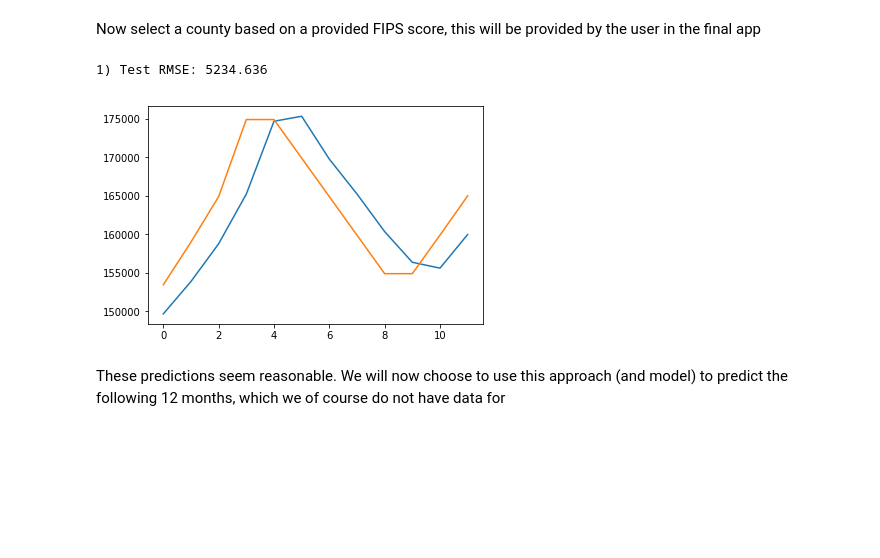
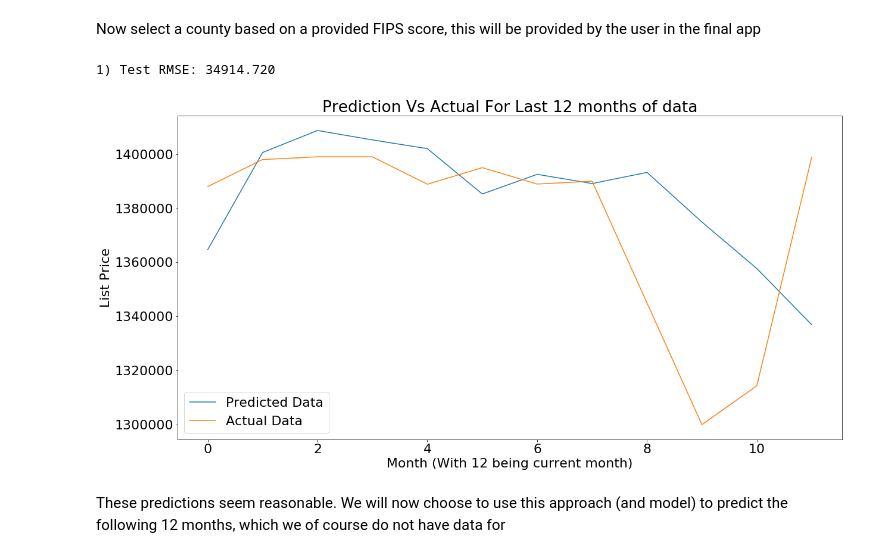
Before and after one commit to moorebryan/county-recommendation-engine, a Jupyter notebook: Time_Series_Prediction.ipynb, the cells around one changed output. Saved outputs shown, nothing was run; the diff lists cells and outputs as text; code cells hidden in the pictures; blank space fills up the shorter version.

```diff
--- a/Time_Series_Prediction.ipynb
+++ b/Time_Series_Prediction.ipynb
@@ -10,7 +13,7 @@ import warnings
 warnings.filterwarnings("ignore")
 # %%
 # This is the selected county FIPS which will have the prediction created for it
-selected_FIPS = 26115
+selected_FIPS = 6081
 # %%
 raw_data_folder = '/Users/bryan/Movies/Data For TDI Project/Raw_Data_County_Level'
 file_name = 'County_MedianListingPrice_AllHomes.csv'
@@ -164,7 +197,7 @@ repeats = 1
 error_scores = list()
 for r in range(repeats):
     # fit the model
-    lstm_model = fit_lstm(train_scaled, 1, 3000, 4)
+    lstm_model = fit_lstm(train_scaled, 1, 1000, 4)
     # forecast the entire training dataset to build up state for forecasting
     train_reshaped = train_scaled[:, 0].reshape(len(train_scaled), 1, 1)
     lstm_model.predict(train_reshaped, batch_size=1)
@@ -192,15 +225,22 @@ for r in range(repeats):
 # results.boxplot()
 # pyplot.show()
 # %% [output]
-1) Test RMSE: 5234.636
+1) Test RMSE: 34914.720
 # %%
 actual_months = list(range(0,len(predictions)))
 pred_months = list(range(0,len(predictions)))
-plt.plot(pred_months,predictions)
-plt.plot(actual_months,time_series_vec.values.flatten()[-12:])
+
+plt.figure(figsize=(20,10))
+plt.rcParams.update({'font.size': 22})
+plt.plot(pred_months,predictions,label='Predicted Data')
+plt.plot(actual_months,time_series_vec.values.flatten()[-12:],label='Actual Data')
+plt.title('Prediction Vs Actual For Last 12 months of data')
+plt.xlabel('Month (With 12 being current month)')
+plt.ylabel('List Price')
+plt.legend()
 plt.show()
 # %% [output]
-[figure, old version]
+[figure, new version]
 # %% [markdown]
 These predictions seem reasonable. We will now choose to use this approach (and model) to predict the following 12 months, which we of course do not have data for
 # %%
```
Also changed, not shown: parts of 4 cells of this notebook.
